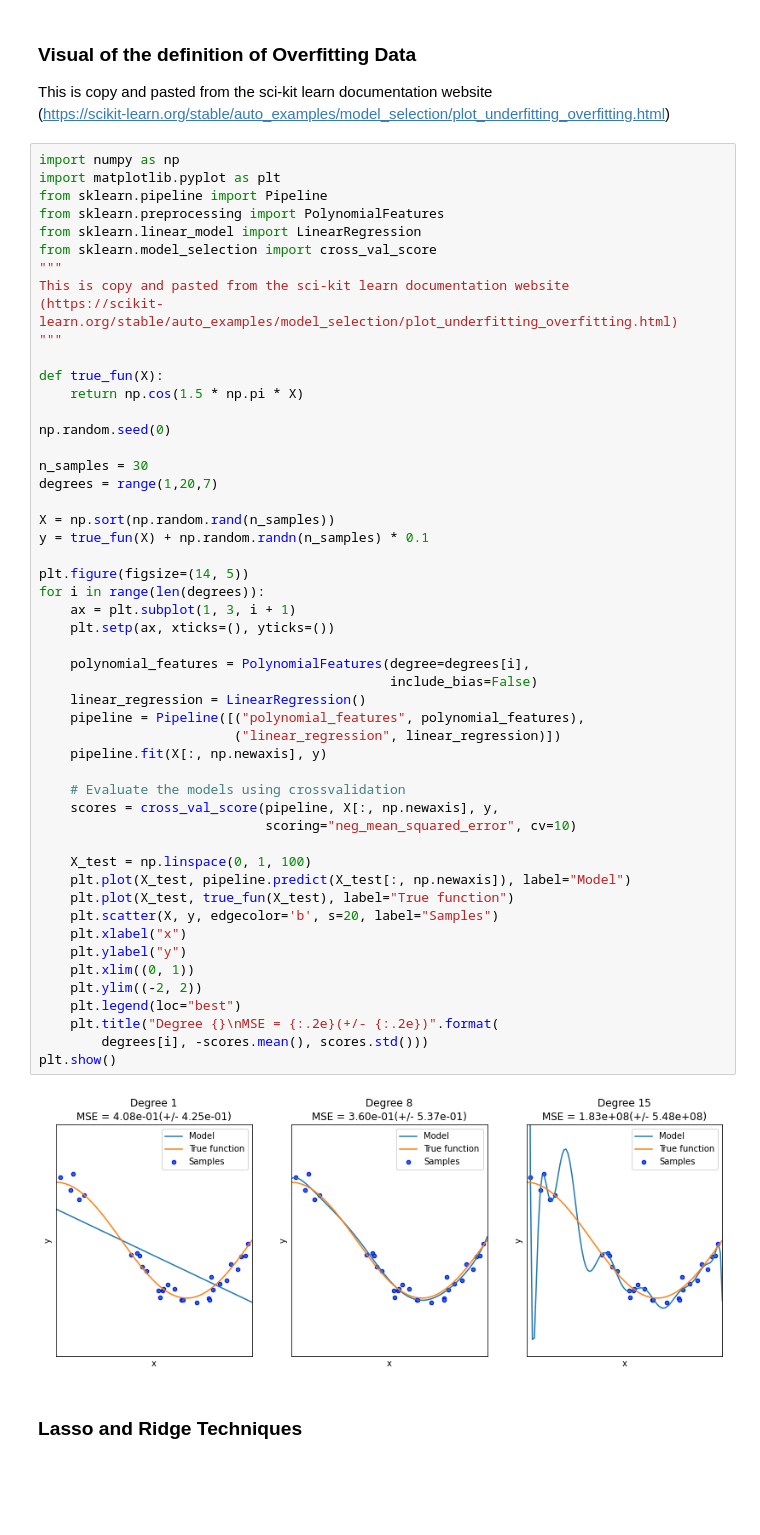
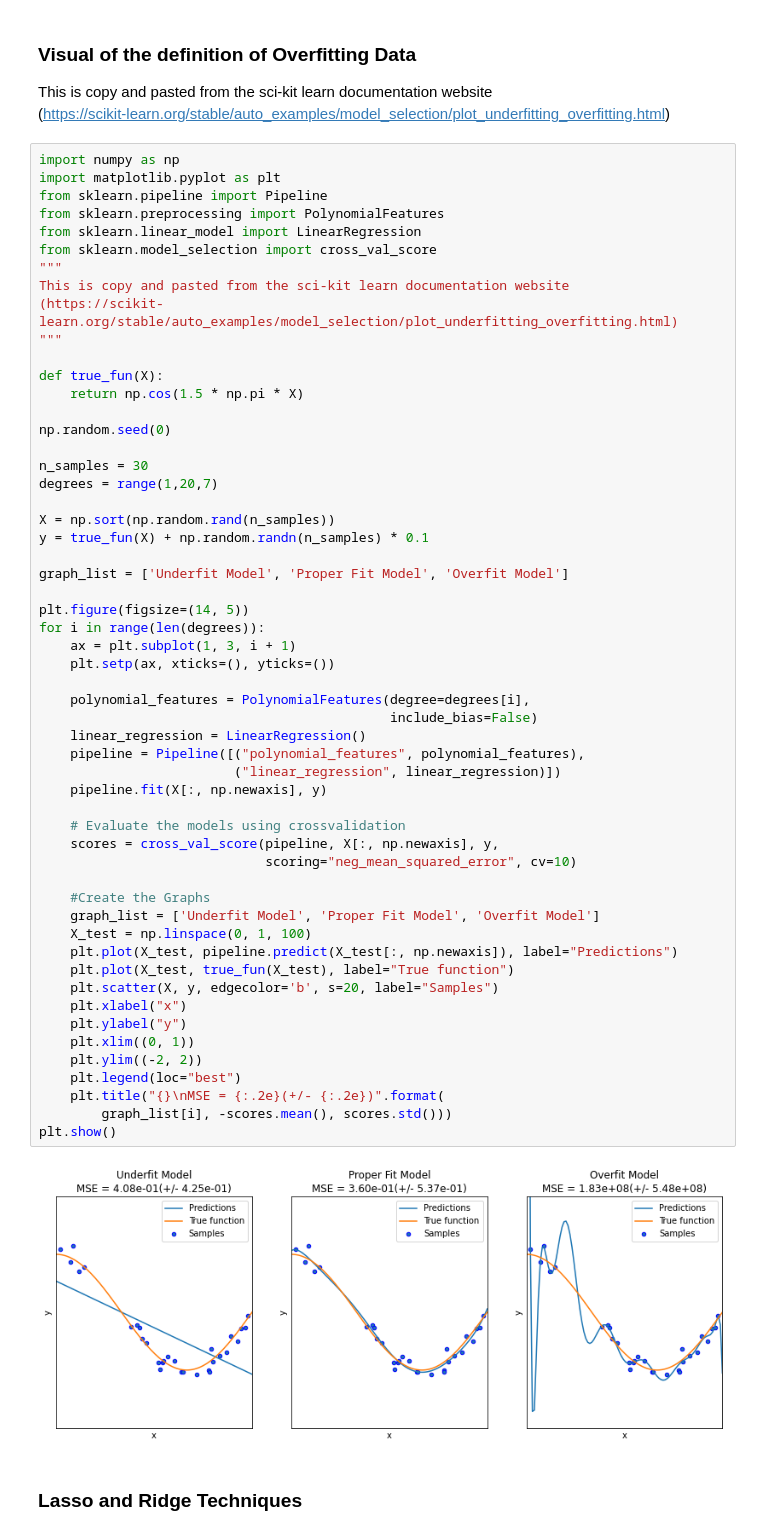
Before and after one commit to bsamaha/Blog-Post-Ridge-and-Lasso, a Jupyter notebook: Blog Post Notebook.ipynb, the cells around one changed output. Saved outputs shown, nothing was run; the diff lists cells and outputs as text; blank space fills up the shorter version.

Commit message:
Name change to plots

```diff
--- a/Blog Post Notebook.ipynb
+++ b/Blog Post Notebook.ipynb
@@ -25,37 +25,41 @@ degrees = range(1,20,7)
 
 X = np.sort(np.random.rand(n_samples))
 y = true_fun(X) + np.random.randn(n_samples) * 0.1
 
+graph_list = ['Underfit Model', 'Proper Fit Model', 'Overfit Model']
+
 plt.figure(figsize=(14, 5))
 for i in range(len(degrees)):
     ax = plt.subplot(1, 3, i + 1)
     plt.setp(ax, xticks=(), yticks=())
 
     polynomial_features = PolynomialFeatures(degree=degrees[i],
                                              include_bias=False)
     linear_regression = LinearRegression()
     pipeline = Pipeline([("polynomial_features", polynomial_features),
                          ("linear_regression", linear_regression)])
     pipeline.fit(X[:, np.newaxis], y)
 
     # Evaluate the models using crossvalidation
     scores = cross_val_score(pipeline, X[:, np.newaxis], y,
                              scoring="neg_mean_squared_error", cv=10)
 
+    #Create the Graphs
+    graph_list = ['Underfit Model', 'Proper Fit Model', 'Overfit Model']
     X_test = np.linspace(0, 1, 100)
-    plt.plot(X_test, pipeline.predict(X_test[:, np.newaxis]), label="Model")
+    plt.plot(X_test, pipeline.predict(X_test[:, np.newaxis]), label="Predictions")
     plt.plot(X_test, true_fun(X_test), label="True function")
     plt.scatter(X, y, edgecolor='b', s=20, label="Samples")
     plt.xlabel("x")
     plt.ylabel("y")
     plt.xlim((0, 1))
     plt.ylim((-2, 2))
     plt.legend(loc="best")
-    plt.title("Degree {}\nMSE = {:.2e}(+/- {:.2e})".format(
-        degrees[i], -scores.mean(), scores.std()))
+    plt.title("{}\nMSE = {:.2e}(+/- {:.2e})".format(
+        graph_list[i], -scores.mean(), scores.std()))
 plt.show()
 # %% [output]
-[figure, old version]
+[figure, new version]
 # %% [markdown]
 ### Lasso and Ridge Techniques
 # %%
```
